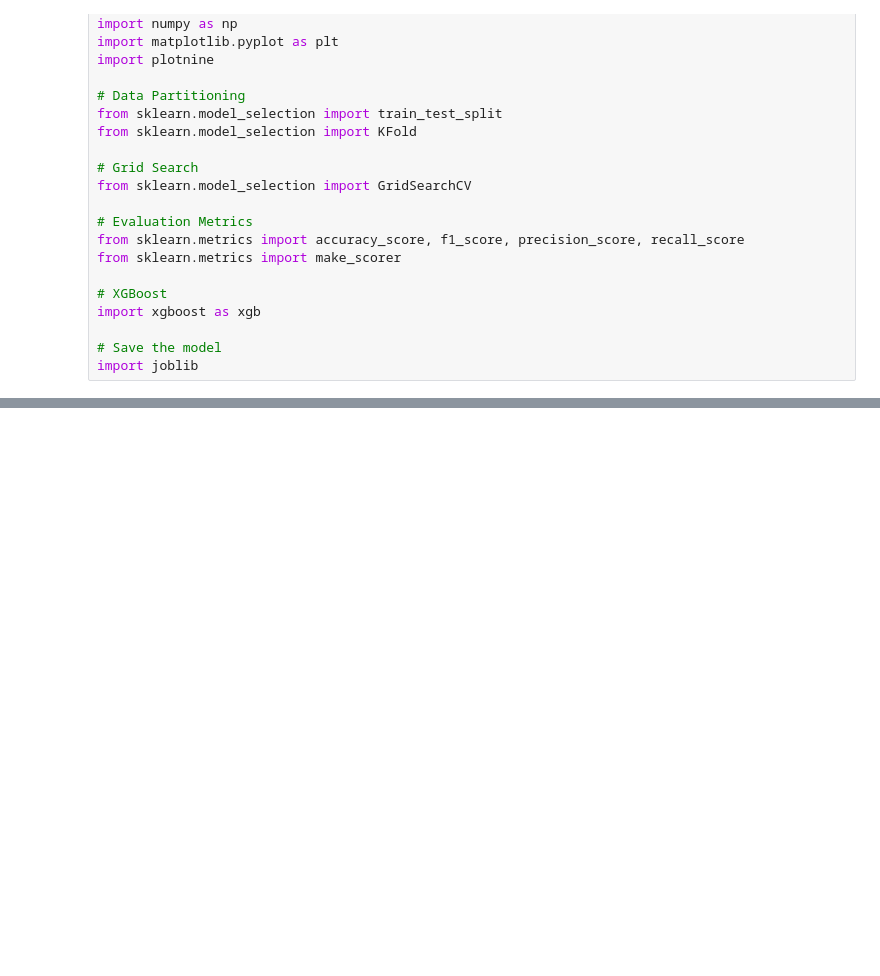
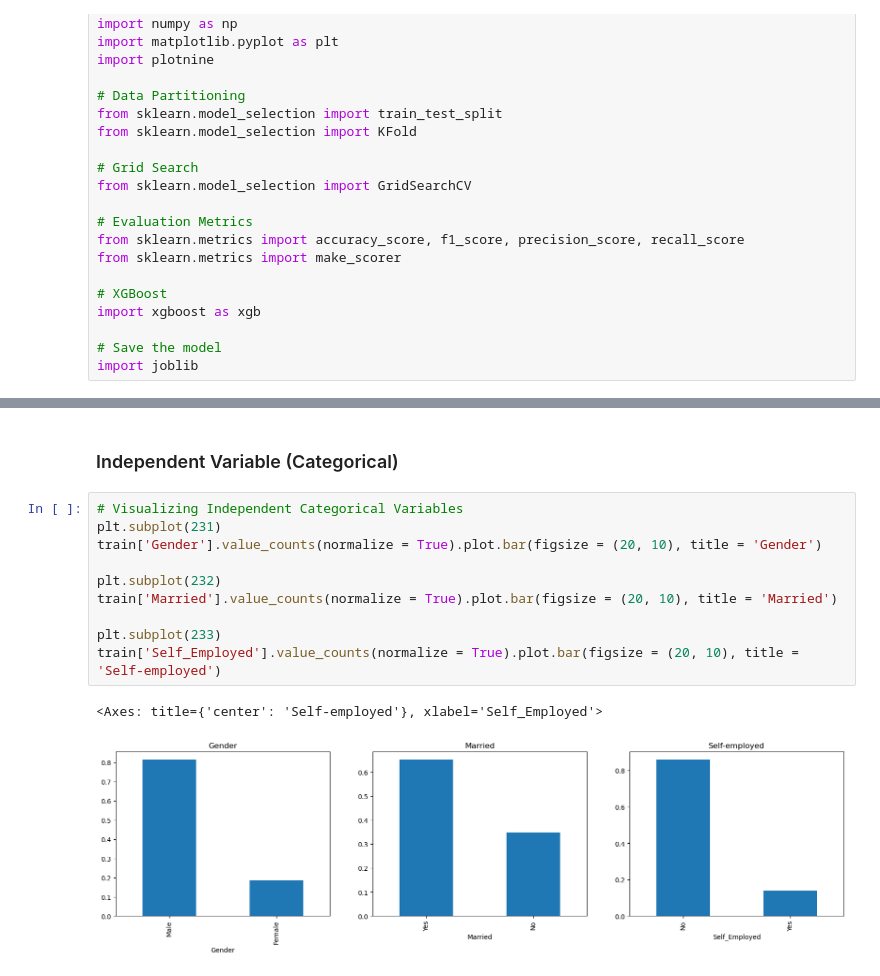
Before and after one commit to akhnasj/predictive-modelling-for-loan-approval, a Jupyter notebook: PMLA.ipynb, the cells around one changed output, grey strips where cells are left out. Drawn from its saved outputs; the diff is of its cells as text; blank space fills up the shorter version.

```diff
--- a/PMLA.ipynb
+++ b/PMLA.ipynb
@@ -70,0 +185,15 @@ warnings.filterwarnings('ignore', category = FutureWarning)
+# %% [markdown]
+### Independent Variable (Categorical)
+# %%
+# Visualizing Independent Categorical Variables
+plt.subplot(231)
+train['Gender'].value_counts(normalize = True).plot.bar(figsize = (20, 10), title = 'Gender')
+
+plt.subplot(232)
+train['Married'].value_counts(normalize = True).plot.bar(figsize = (20, 10), title = 'Married')
+
+plt.subplot(233)
+train['Self_Employed'].value_counts(normalize = True).plot.bar(figsize = (20, 10), title = 'Self-employed')
+# %% [output]
+<Axes: title={'center': 'Self-employed'}, xlabel='Self_Employed'>
+[figure, added]
```
Also changed, not shown: parts of 15 cells of this notebook, 2 other files.
